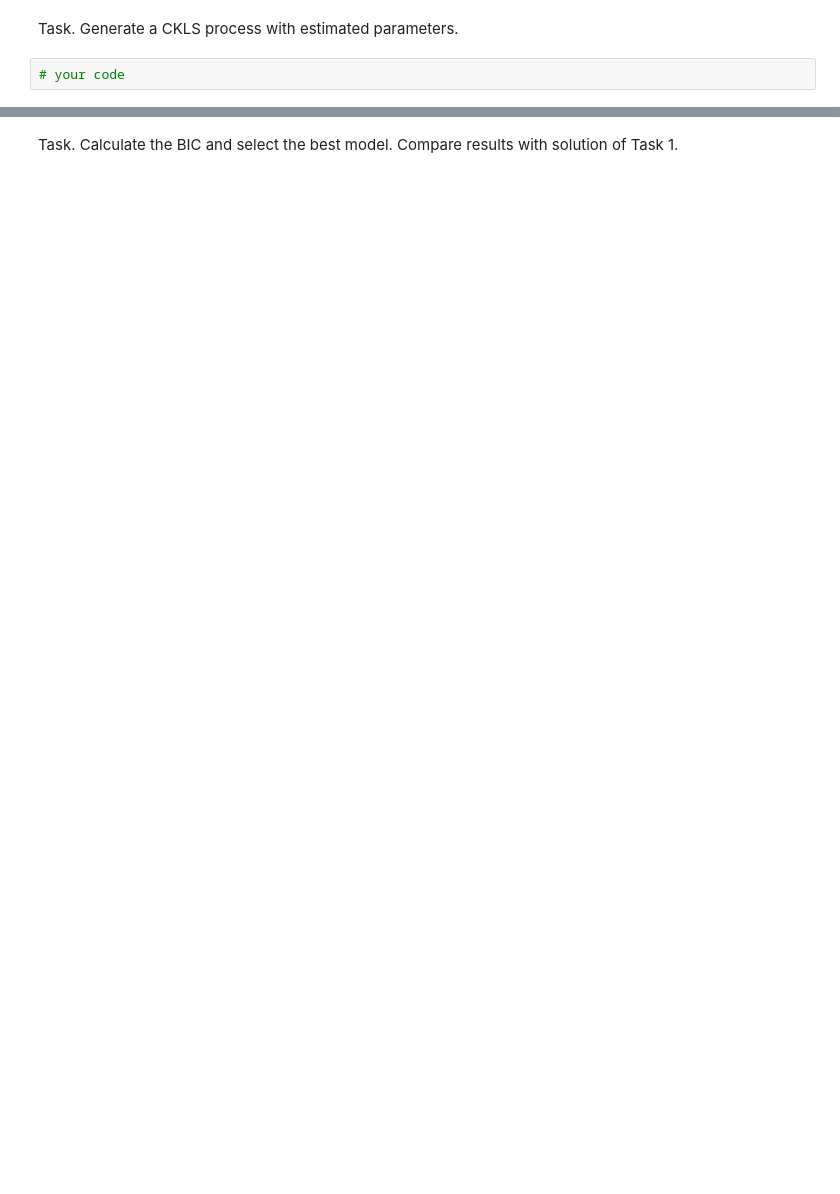
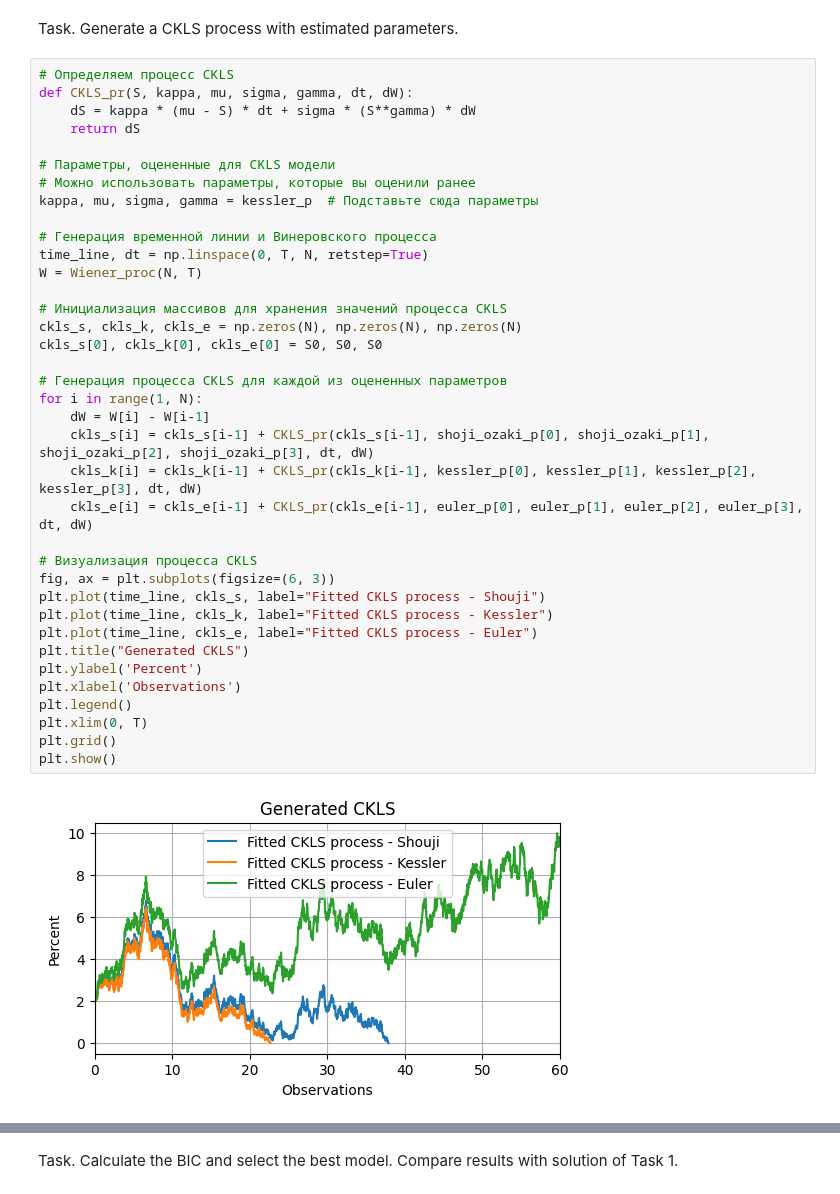
Before and after one commit to seri4ka/spp, a Jupyter notebook: Lab_final_SSP.ipynb, the cells around one changed output, grey strips where cells are left out. Saved outputs shown, nothing was run; the diff lists cells and outputs as text; blank space fills up the shorter version.

```diff
--- a/Lab_final_SSP.ipynb
+++ b/Lab_final_SSP.ipynb
@@ -372,7 +526,44 @@ plt.show()
 # %% [markdown]
 Task. Generate a CKLS process with estimated parameters.
 # %%
-# your code
+# Определяем процесс CKLS
+def CKLS_pr(S, kappa, mu, sigma, gamma, dt, dW):
+    dS = kappa * (mu - S) * dt + sigma * (S**gamma) * dW
+    return dS
+
+# Параметры, оцененные для CKLS модели
+# Можно использовать параметры, которые вы оценили ранее
+kappa, mu, sigma, gamma = kessler_p  # Подставьте сюда параметры
+
+# Генерация временной линии и Винеровского процесса
+time_line, dt = np.linspace(0, T, N, retstep=True)
+W = Wiener_proc(N, T)
+
+# Инициализация массивов для хранения значений процесса CKLS
+ckls_s, ckls_k, ckls_e = np.zeros(N), np.zeros(N), np.zeros(N)
+ckls_s[0], ckls_k[0], ckls_e[0] = S0, S0, S0
+
+# Генерация процесса CKLS для каждой из оцененных параметров
+for i in range(1, N):
+    dW = W[i] - W[i-1]
+    ckls_s[i] = ckls_s[i-1] + CKLS_pr(ckls_s[i-1], shoji_ozaki_p[0], shoji_ozaki_p[1], shoji_ozaki_p[2], shoji_ozaki_p[3], dt, dW)
+    ckls_k[i] = ckls_k[i-1] + CKLS_pr(ckls_k[i-1], kessler_p[0], kessler_p[1], kessler_p[2], kessler_p[3], dt, dW)
+    ckls_e[i] = ckls_e[i-1] + CKLS_pr(ckls_e[i-1], euler_p[0], euler_p[1], euler_p[2], euler_p[3], dt, dW)
+
+# Визуализация процесса CKLS
+fig, ax = plt.subplots(figsize=(6, 3))
+plt.plot(time_line, ckls_s, label="Fitted CKLS process - Shouji")
+plt.plot(time_line, ckls_k, label="Fitted CKLS process - Kessler")
+plt.plot(time_line, ckls_e, label="Fitted CKLS process - Euler")
+plt.title("Generated CKLS")
+plt.ylabel('Percent')
+plt.xlabel('Observations')
+plt.legend()
+plt.xlim(0, T)
+plt.grid()
+plt.show()
+# %% [output]
+[figure, added]
 # %%
 # a) fit using Euler method:
 
```
Also changed, not shown: parts of 31 cells of this notebook, 3 other files.
